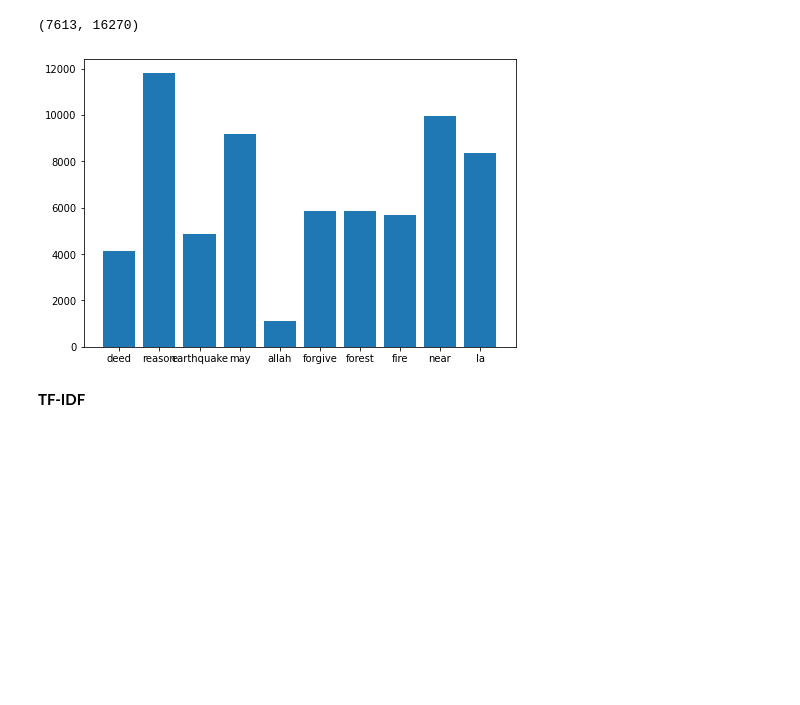
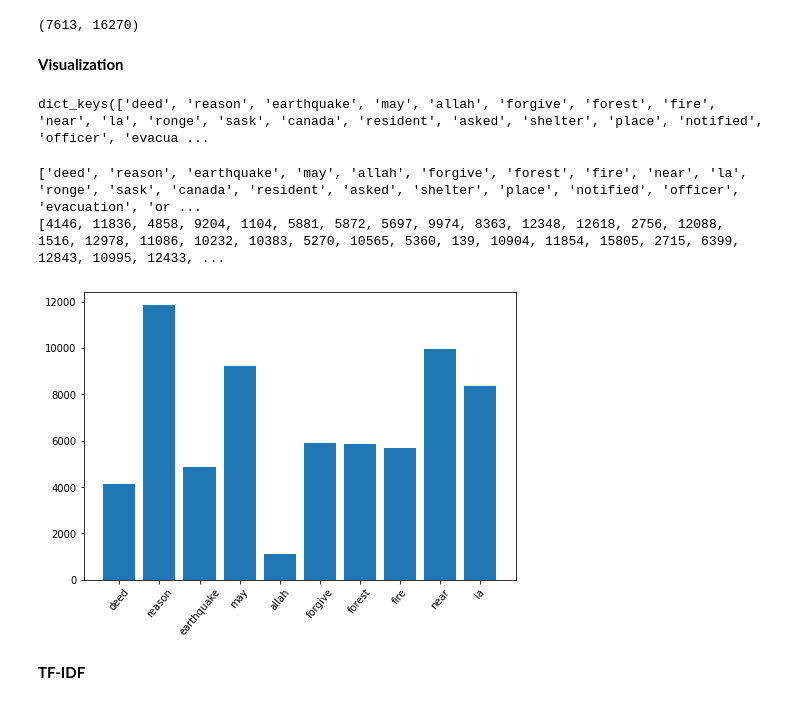
Before and after one commit to YoonjungChoi/CMPE255_TEAM10, a Jupyter notebook: TrainingModels_YJ.ipynb, the cells around one changed output. Drawn from its saved outputs; the diff is of its cells as text; code cells hidden in the pictures; blank space fills up the shorter version.

```diff
--- a/TrainingModels_YJ.ipynb
+++ b/TrainingModels_YJ.ipynb
@@ -293,10 +387,12 @@ df.head()
 # %%
 from sklearn.feature_extraction.text import CountVectorizer
 
-vectorizer = CountVectorizer(ngram_range = (1,1))
+vectorizer = CountVectorizer()
 cv_df = vectorizer.fit_transform(df['FINAL'])
 
 vectorizer.get_feature_names_out()
 print(cv_df.shape)
 # %% [output]
 (7613, 16270)
+# %% [markdown]
+**Visualization**
@@ -303,23 +405,36 @@ print(cv_df.shape)
+# %%
+dis_countvectorizer = CountVectorizer()
+cv_disaster = dis_countvectorizer.fit_transform(df_disaster['FINAL'])
+
+nodis_countvectorizer = CountVectorizer()
+cv_nodisaster = nodis_countvectorizer.fit_transform(df_nodisater['FINAL'])
+
+sorted_cv_dis = dict(sorted(dis_countvectorizer.vocabulary_.items(), key=lambda item: item[1],reverse=True))
+sorted_cv_nodis = dict(sorted(nodis_countvectorizer.vocabulary_.items(), key=lambda item: item[1],reverse=True))
+
+#print(sorted_cv_dis)
+#print(sorted_cv_nodis)
+
+print(dis_countvectorizer.vocabulary_.keys())
+# %% [output]
+dict_keys(['deed', 'reason', 'earthquake', 'may', 'allah', 'forgive', 'forest', 'fire', 'near', 'la', 'ronge', 'sask', 'canada', 'resident', 'asked', 'shelter', 'place', 'notified', 'officer', 'evacua ...
 # %%
-##print(vectorizer.vocabulary_.keys())
-#print(vectorizer.vocabulary_.values())
-
-
-names = ['deed', 'reason', 'earthquake', 'may', 'allah', 'forgive', 'forest', 'fire', 'near', 'la']
-#, 'ronge', 'sask', 'canada', 'resident', 'asked', 'shelter', 'place', 'notified', 'officer', 'evacuation']
-values = [4146, 11836, 4858, 9204, 1104, 5881, 5872, 5697, 9974, 8363 ]
-#, 12348, 12618, 2756, 12088, 1516, 12978, 11086, 10232, 10383, 5270]
-
-#print(len(names))
-#print(len(values))
+cv_key_list = list(vectorizer.vocabulary_.keys())
+cv_values_list = list(vectorizer.vocabulary_.values())
+print(cv_key_list)
+print(cv_values_list)
 
 import matplotlib.pyplot as plt
 fig = plt.figure()
+
 ax = fig.add_axes([0,0,1,1])
-ax.bar(names, values)
+ax.bar(cv_key_list[:10], cv_values_list[:10])
+plt.xticks(rotation=50)
 plt.show()
 # %% [output]
+['deed', 'reason', 'earthquake', 'may', 'allah', 'forgive', 'forest', 'fire', 'near', 'la', 'ronge', 'sask', 'canada', 'resident', 'asked', 'shelter', 'place', 'notified', 'officer', 'evacuation', 'or ...
+[4146, 11836, 4858, 9204, 1104, 5881, 5872, 5697, 9974, 8363, 12348, 12618, 2756, 12088, 1516, 12978, 11086, 10232, 10383, 5270, 10565, 5360, 139, 10904, 11854, 15805, 2715, 6399, 12843, 10995, 12433, ...
-[figure, old version]
+[figure, new version]
 # %% [markdown]
 **TF-IDF**
 # %%
```
Also changed, not shown: parts of 21 cells of this notebook, 10 other files.
